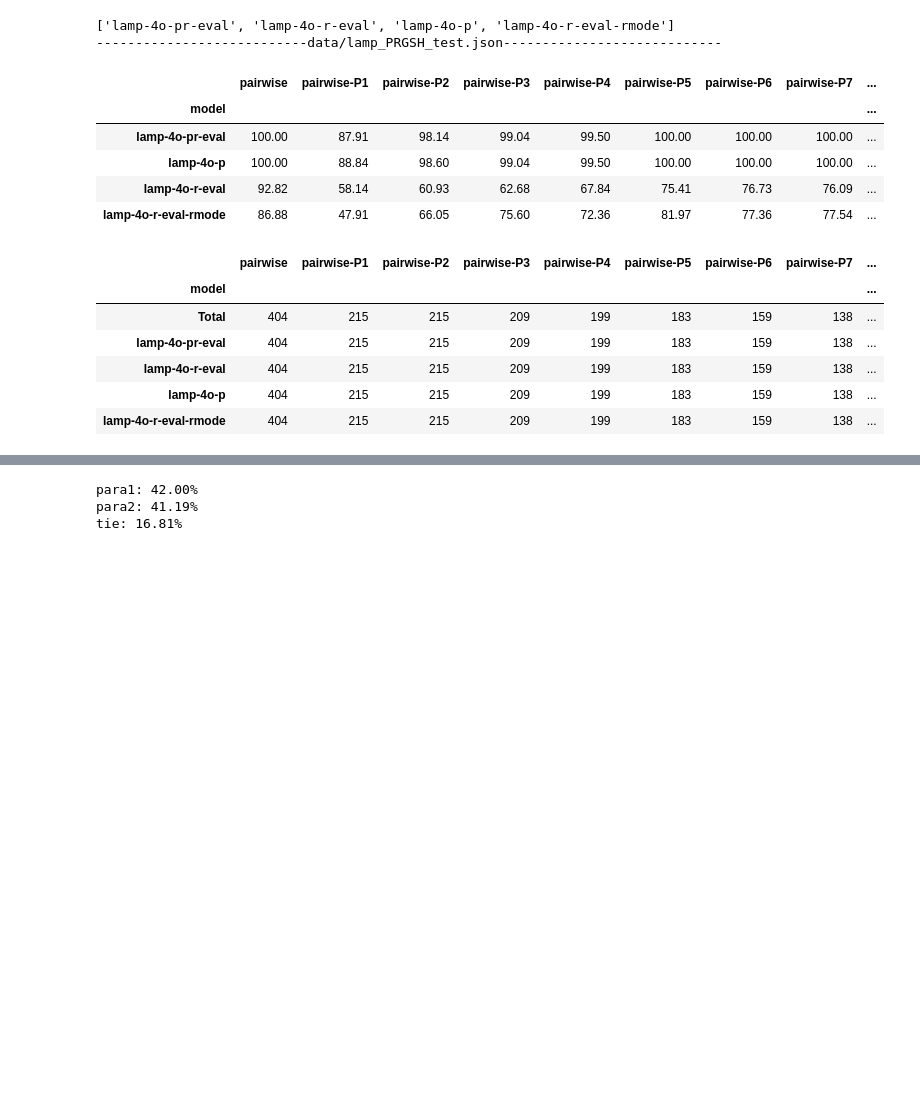
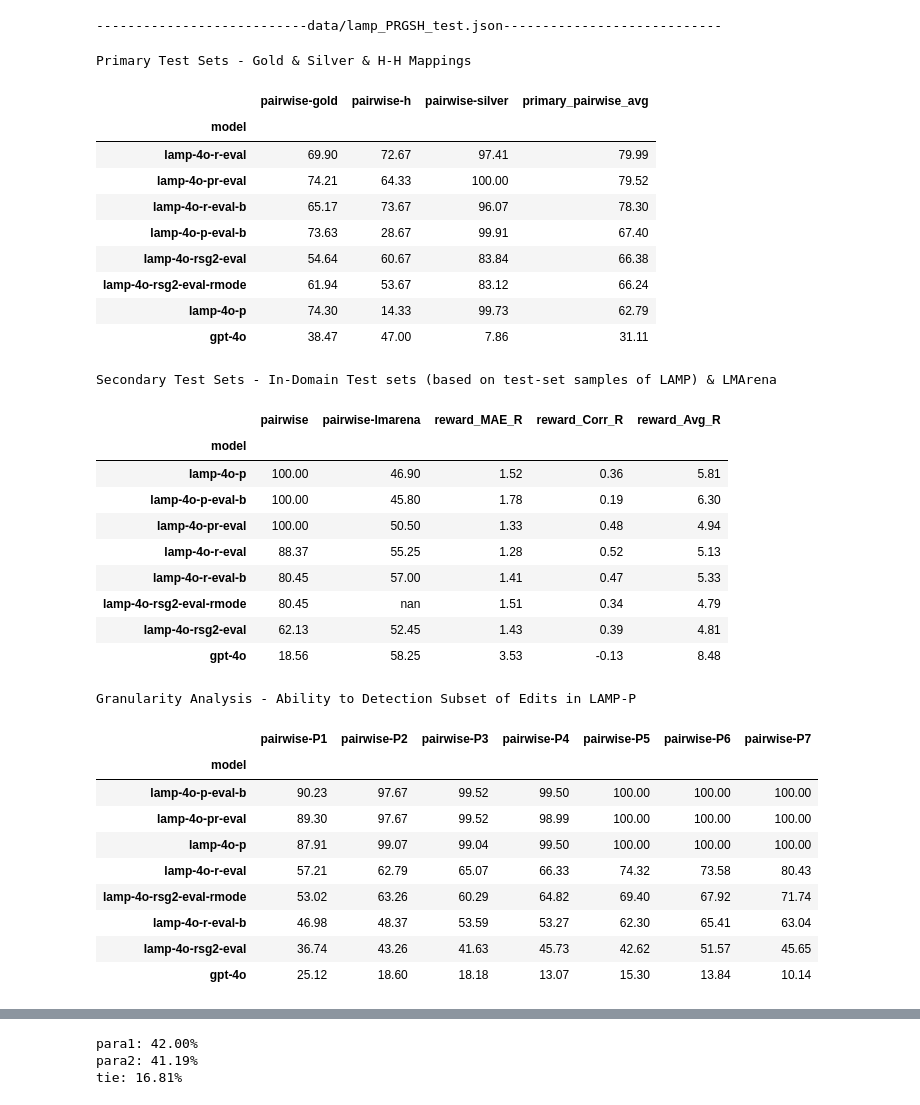
Before and after one commit to tuhinjubcse/WritingRewards, a Jupyter notebook: Evaluation.ipynb, the cells around one changed output, grey strips where cells are left out. Drawn from its saved outputs; the diff is of its cells as text; code cells hidden in the pictures; blank space fills up the shorter version.

Commit message:
adding results for LMArena-based pairwise preferences

```diff
--- a/Evaluation.ipynb
+++ b/Evaluation.ipynb
@@ -38,9 +38,6 @@ def compute_results(eval_fn):
     # remove models that don't have any samples annotated
     models = [model for model in models if any("pred_" + model in d for d in data)]
 
-    print(models)
-
-    bad_ends = ["-b", "-c", "-d", "-e"]
     gold_mappings, silver_mappings = {}, {}
     for model in models:
         # if any(bad_end in model for bad_end in bad_ends):
@@ -58,45 +55,84 @@ def compute_results(eval_fn):
             else:
                 y_true = [d["zscore"] for d in model_samples]
                 y_pred = []
                 for d in model_samples:
                     pred, err = extract_score(d, "pred_" + model)
                     y_pred.append(pred)
                 abs_err = np.abs(np.array(y_true) - np.array(y_pred))
                 corr = np.corrcoef(y_true, y_pred)[0, 1]
                 avg_R = np.mean(y_pred)
                 result_row[sample_type+"_MAE_R"] = abs_err.mean()
                 result_row[sample_type+"_Corr_R"] = corr
                 result_row[sample_type+"_Avg_R"] = avg_R
         N_samples.append(N_samples_row)
         gold_mappings[model] = result_row["pairwise-gold"]
         silver_mappings[model] = result_row["pairwise-silver"]
 
         results.append(result_row)
     return results, gold_mappings, silver_mappings, N_samples
 
 def visualize_results(eval_fn):
     results, gold_mappings, silver_mappings, N_samples = compute_results(eval_fn)
 
+    primary_columns = ["pairwise-gold", "pairwise-silver", "pairwise-h"]
+    for row in results:
+        row["primary_pairwise_avg"] = np.mean([row[c] for c in primary_columns])
+
     # add the model eval_fn as header to the results
     print(eval_fn.center(80, "-"))
-    display(pd.DataFrame(results).sort_values(by="pairwise", ascending=False).set_index("model").round(2))
+    # let's use a blues color palette
+
+    # let's print the results in three separate tables:
+    primary_keys = primary_columns + ["primary_pairwise_avg"] + ["model"]
+    primary_results = [{k: v for k, v in row.items() if k in primary_keys} for row in results]
+    display(pd.DataFrame(primary_results).sort_values(by="primary_pairwise_avg", ascending=False).set_index("model").round(2).style.background_gradient(cmap="Blues", low=0.0, high=1.0).format(precision=2).set_caption("Primary Test Sets - Gold & Silver & H-H Mappings"))
+
+    # then secondary keys are
+    secondary_keys = ["pairwise", "pairwise-lmarena", "reward_MAE_R", "reward_Corr_R", "reward_Avg_R"] + ["model"]
+    secondary_results = [{k: v for k, v in row.items() if k in secondary_keys} for row in results]
+    display(pd.DataFrame(secondary_results).sort_values(by="pairwise", ascending=False).set_index("model").round(2).style.background_gradient(cmap="Blues", low=0.0, high=1.0).format(precision=2).set_caption("Secondary Test Sets - In-Domain Test sets (based on test-set samples of LAMP) & LMArena"))
+
+    # tertiary keys are ones that start with "pairwise-P"
+    tertiary_keys = [k for k in results[0].keys() if k.startswith("pairwise-P")] + ["model"]
+    tertiary_results = [{k: v for k, v in row.items() if k in tertiary_keys} for row in results]
+    display(pd.DataFrame(tertiary_results).sort_values(by="pairwise-P1", ascending=False).set_index("model").round(2).style.background_gradient(cmap="Blues", low=0.0, high=1.0).format(precision=2).set_caption("Granularity Analysis - Ability to Detection Subset of Edits in LAMP-P"))
+
     display(pd.DataFrame(N_samples).set_index("model").round(2))
 
 visualize_results(eval_fn="data/lamp_PRGSH_test.json")
 # visualize_results(eval_fn="data/lamp_PR_editor_test.json")
 # %% [output]
-['lamp-4o-pr-eval', 'lamp-4o-r-eval', 'lamp-4o-p', 'lamp-4o-r-eval-rmode']
 ---------------------------data/lamp_PRGSH_test.json----------------------------
+Primary Test Sets - Gold & Silver & H-H Mappings
-|  | pairwise | pairwise-P1 | pairwise-P2 | pairwise-P3 | pairwise-P4 | pairwise-P5 | pairwise-P6 | pairwise-P7 | ... |
-| model |  |  |  |  |  |  |  |  | ... |
-| lamp-4o-pr-eval | 100.00 | 87.91 | 98.14 | 99.04 | 99.50 | 100.00 | 100.00 | 100.00 | ... |
-| lamp-4o-p | 100.00 | 88.84 | 98.60 | 99.04 | 99.50 | 100.00 | 100.00 | 100.00 | ... |
-| lamp-4o-r-eval | 92.82 | 58.14 | 60.93 | 62.68 | 67.84 | 75.41 | 76.73 | 76.09 | ... |
-| lamp-4o-r-eval-rmode | 86.88 | 47.91 | 66.05 | 75.60 | 72.36 | 81.97 | 77.36 | 77.54 | ... |
+|  | pairwise-gold | pairwise-h | pairwise-silver | primary_pairwise_avg |
+| model |  |  |  |  |
+| lamp-4o-r-eval | 69.90 | 72.67 | 97.41 | 79.99 |
+| lamp-4o-pr-eval | 74.21 | 64.33 | 100.00 | 79.52 |
+| lamp-4o-r-eval-b | 65.17 | 73.67 | 96.07 | 78.30 |
+| lamp-4o-p-eval-b | 73.63 | 28.67 | 99.91 | 67.40 |
+| lamp-4o-rsg2-eval | 54.64 | 60.67 | 83.84 | 66.38 |
+| lamp-4o-rsg2-eval-rmode | 61.94 | 53.67 | 83.12 | 66.24 |
+| lamp-4o-p | 74.30 | 14.33 | 99.73 | 62.79 |
+| gpt-4o | 38.47 | 47.00 | 7.86 | 31.11 |
+Secondary Test Sets - In-Domain Test sets (based on test-set samples of LAMP) & LMArena
-|  | pairwise | pairwise-P1 | pairwise-P2 | pairwise-P3 | pairwise-P4 | pairwise-P5 | pairwise-P6 | pairwise-P7 | ... |
-| model |  |  |  |  |  |  |  |  | ... |
-| Total | 404 | 215 | 215 | 209 | 199 | 183 | 159 | 138 | ... |
-| lamp-4o-pr-eval | 404 | 215 | 215 | 209 | 199 | 183 | 159 | 138 | ... |
-| lamp-4o-r-eval | 404 | 215 | 215 | 209 | 199 | 183 | 159 | 138 | ... |
-| lamp-4o-p | 404 | 215 | 215 | 209 | 199 | 183 | 159 | 138 | ... |
-| lamp-4o-r-eval-rmode | 404 | 215 | 215 | 209 | 199 | 183 | 159 | 138 | ... |
+|  | pairwise | pairwise-lmarena | reward_MAE_R | reward_Corr_R | reward_Avg_R |
+| model |  |  |  |  |  |
+| lamp-4o-p | 100.00 | 46.90 | 1.52 | 0.36 | 5.81 |
+| lamp-4o-p-eval-b | 100.00 | 45.80 | 1.78 | 0.19 | 6.30 |
+| lamp-4o-pr-eval | 100.00 | 50.50 | 1.33 | 0.48 | 4.94 |
+| lamp-4o-r-eval | 88.37 | 55.25 | 1.28 | 0.52 | 5.13 |
+| lamp-4o-r-eval-b | 80.45 | 57.00 | 1.41 | 0.47 | 5.33 |
+| lamp-4o-rsg2-eval-rmode | 80.45 | nan | 1.51 | 0.34 | 4.79 |
+| lamp-4o-rsg2-eval | 62.13 | 52.45 | 1.43 | 0.39 | 4.81 |
+| gpt-4o | 18.56 | 58.25 | 3.53 | -0.13 | 8.48 |
+Granularity Analysis - Ability to Detection Subset of Edits in LAMP-P
+|  | pairwise-P1 | pairwise-P2 | pairwise-P3 | pairwise-P4 | pairwise-P5 | pairwise-P6 | pairwise-P7 |
+| model |  |  |  |  |  |  |  |
+| lamp-4o-p-eval-b | 90.23 | 97.67 | 99.52 | 99.50 | 100.00 | 100.00 | 100.00 |
+| lamp-4o-pr-eval | 89.30 | 97.67 | 99.52 | 98.99 | 100.00 | 100.00 | 100.00 |
+| lamp-4o-p | 87.91 | 99.07 | 99.04 | 99.50 | 100.00 | 100.00 | 100.00 |
+| lamp-4o-r-eval | 57.21 | 62.79 | 65.07 | 66.33 | 74.32 | 73.58 | 80.43 |
+| lamp-4o-rsg2-eval-rmode | 53.02 | 63.26 | 60.29 | 64.82 | 69.40 | 67.92 | 71.74 |
+| lamp-4o-r-eval-b | 46.98 | 48.37 | 53.59 | 53.27 | 62.30 | 65.41 | 63.04 |
+| lamp-4o-rsg2-eval | 36.74 | 43.26 | 41.63 | 45.73 | 42.62 | 51.57 | 45.65 |
+| gpt-4o | 25.12 | 18.60 | 18.18 | 13.07 | 15.30 | 13.84 | 10.14 |
```
Also changed, not shown: parts of 1 cell of this notebook, 12 other files.
